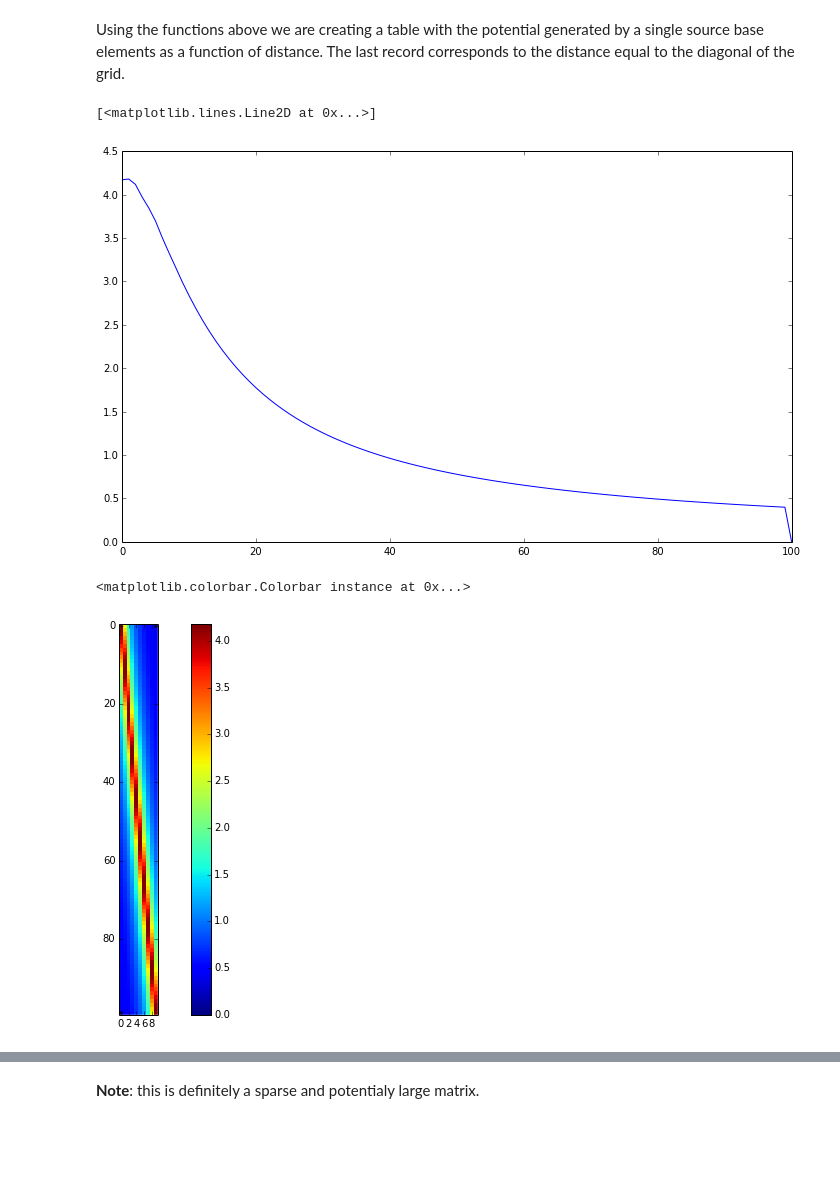
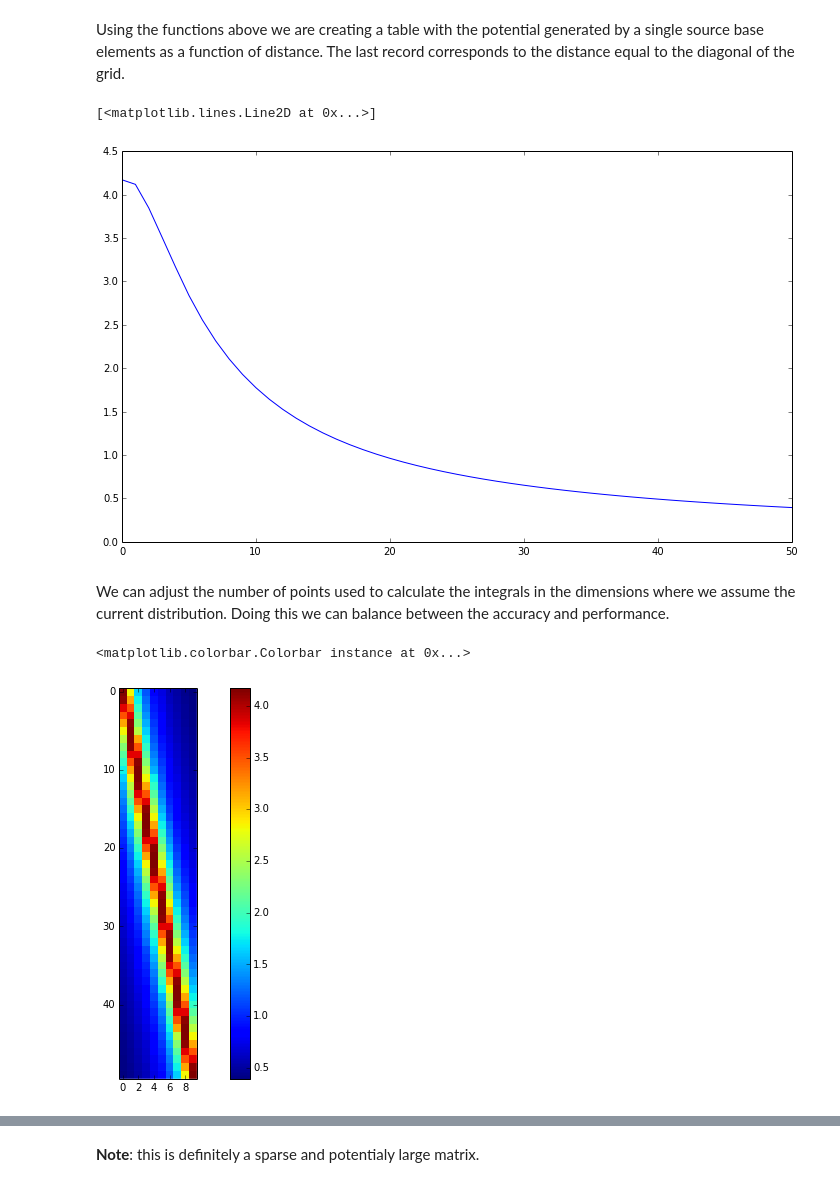
Before and after one commit to parkag/notebooks, a Jupyter notebook: pykCSD/pykCSD.ipynb, the cells around one changed output, grey strips where cells are left out. Saved outputs shown, nothing was run; the diff lists cells and outputs as text; code cells hidden in the pictures; blank space fills up the shorter version.

```diff
--- a/pykCSD/pykCSD.ipynb
+++ b/pykCSD/pykCSD.ipynb
@@ -61,9 +63,9 @@ plot(elec_pos[1:9], csd)
 
 Travel through the existing Matlab code with partial Python adaptation
 # %%
-n_sources = 100 #looks best when n_sources == dist_density
+n_sources = 50 #looks best when n_sources == dist_density
 space_extension = 0.0
-estimation_area = linspace(min(elec_pos), max(elec_pos), 100)
+estimation_area = linspace(min(elec_pos), max(elec_pos), 50)
 source_space = linspace(min(elec_pos)-space_extension, max(elec_pos)+space_extension, n_sources)
 max_dist = max(estimation_area)-min(estimation_area)
 
@@ -116,33 +118,35 @@ $$y = \int_{src-4h}^{src+4h} \frac{1}{2 \sigma}(\sqrt{(x - \text{curr_pos})^2+R^
 Using the functions above we are creating a table with the potential generated by a single source base elements as a function of distance. The last record corresponds to the distance equal to the diagonal of the grid.
 # %%
 #make distance table
-dist_density = 100
-#sigma = 1.0
+dist_density = 50
 h = elec_pos[1]-elec_pos[0]
 R = 1.0
 
 def b_pot_quad(src,arg,h,R,sigma,src_type):
     if src_type == "gaussian":
         x = linspace(src-4*h, src+4*h, 30)
         y = [pot_intarg(src, arg, current_pos, h, R, sigma, src_type) for current_pos in x]
         z = np.trapz(y, x)
     return z
 
 def create_dist_table(dist_dens,dist_max,h,R,sigma,src_type):
     dist_table=zeros(dist_dens+1)
 
-    for i in xrange(0,dist_dens):
+    for i in xrange(0,dist_dens+1):
         dist_table[i] = b_pot_quad(0,(float(i)/dist_dens)*dist_max, h, R, sigma, src_type)
 
     return dist_table
 
 dt = create_dist_table(dist_density, max_dist, h, R, sigma, "gaussian")
 #print dt
 
 plot(dt)
 # %% [output]
 [<matplotlib.lines.Line2D at 0x...>]
-[figure, old version]
+[figure, new version]
+# %% [markdown]
+We can adjust the number of points used to calculate the integrals in the dimensions where we assume the current distribution.
+Doing this we can balance between the accuracy and performance.
 # %%
 def bPotMatrixCalc(x, src, elPos, distTable, dist_dens):
     """
@@ -174,7 +178,7 @@ imshow(bpm, interpolation="none")
 colorbar()
 # %% [output]
 <matplotlib.colorbar.Colorbar instance at 0x...>
-[figure, old version]
+[figure, new version]
 # %%
 KPot=dot(transpose(bpm),bpm)
 # %%
```
Also changed, not shown: parts of 14 cells of this notebook, 1 other file.
